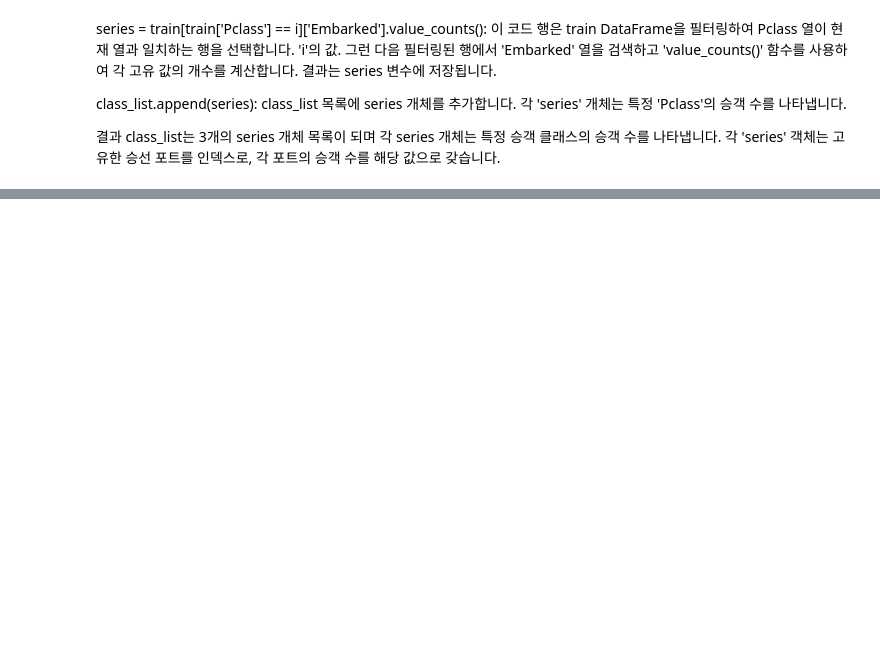
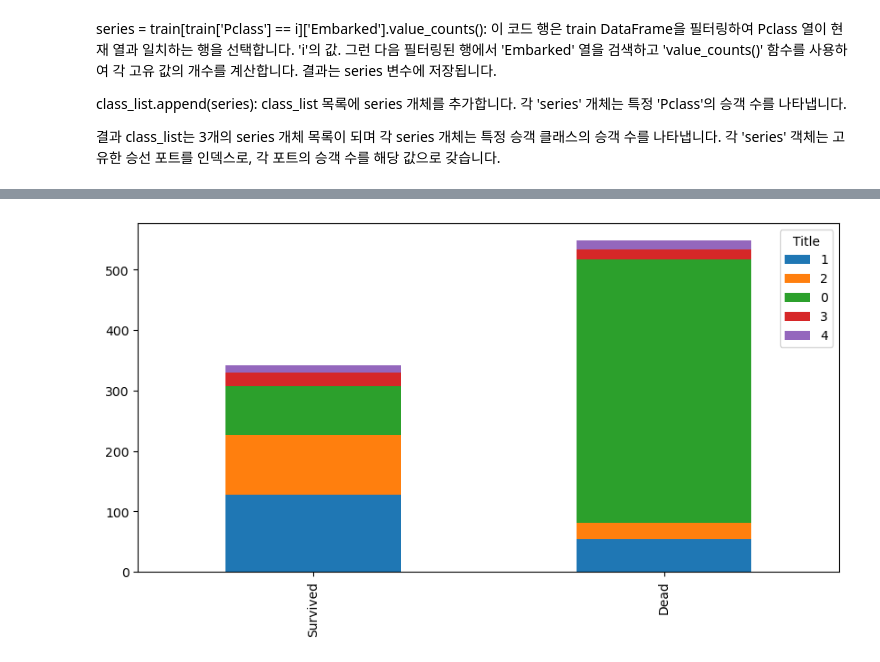
Before and after one commit to Hyeonjun-Heo/Titanic, a Jupyter notebook: tytanic-model.ipynb, the cells around one changed output, grey strips where cells are left out. Cells and saved outputs as stored; diff of their text form; code cells hidden in the pictures; blank space fills up the shorter version.

```diff
--- a/tytanic-model.ipynb
+++ b/tytanic-model.ipynb
@@ -261,0 +371,4 @@ Name: Embarked, dtype: int64]
+# %%
+bar_chart('Title')
+# %% [output]
+[figure, added]
```
Also changed, not shown: parts of 22 cells of this notebook.
